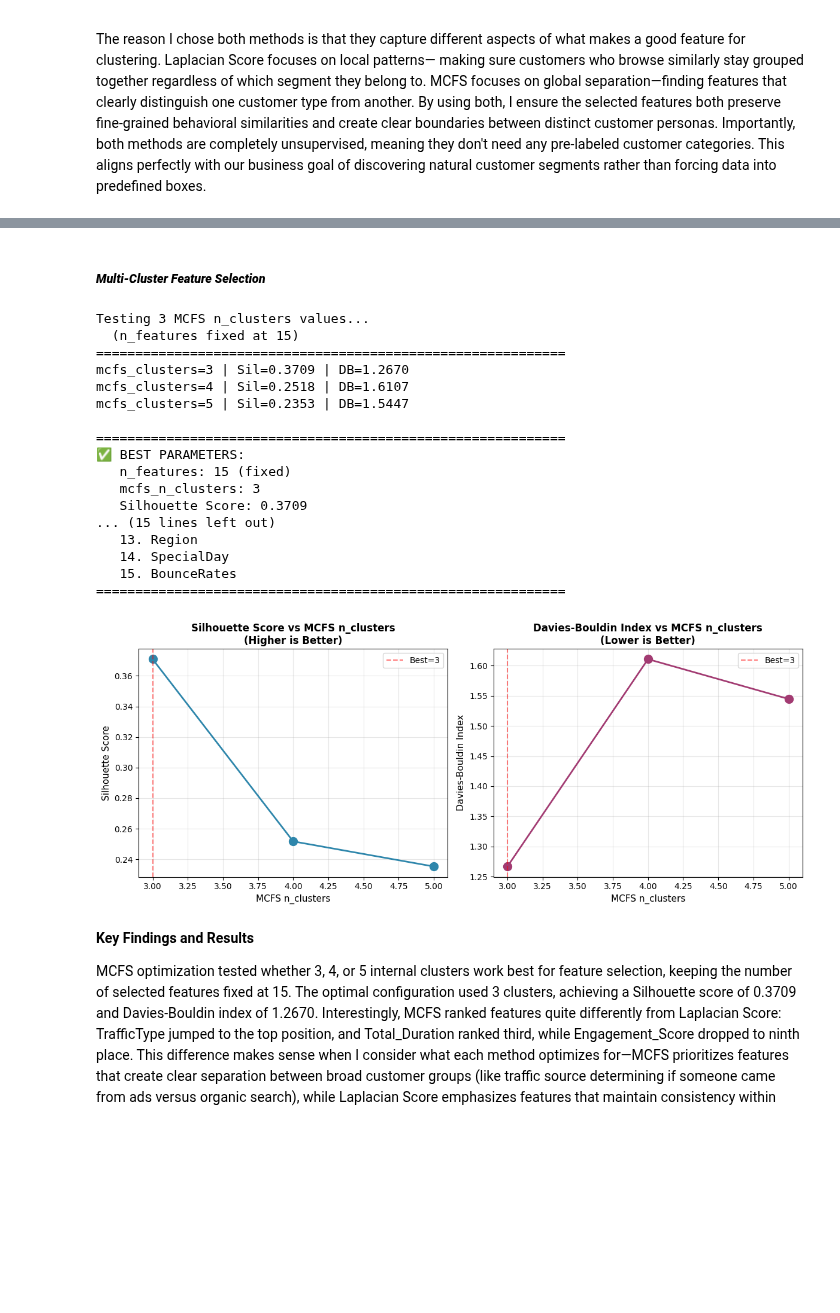
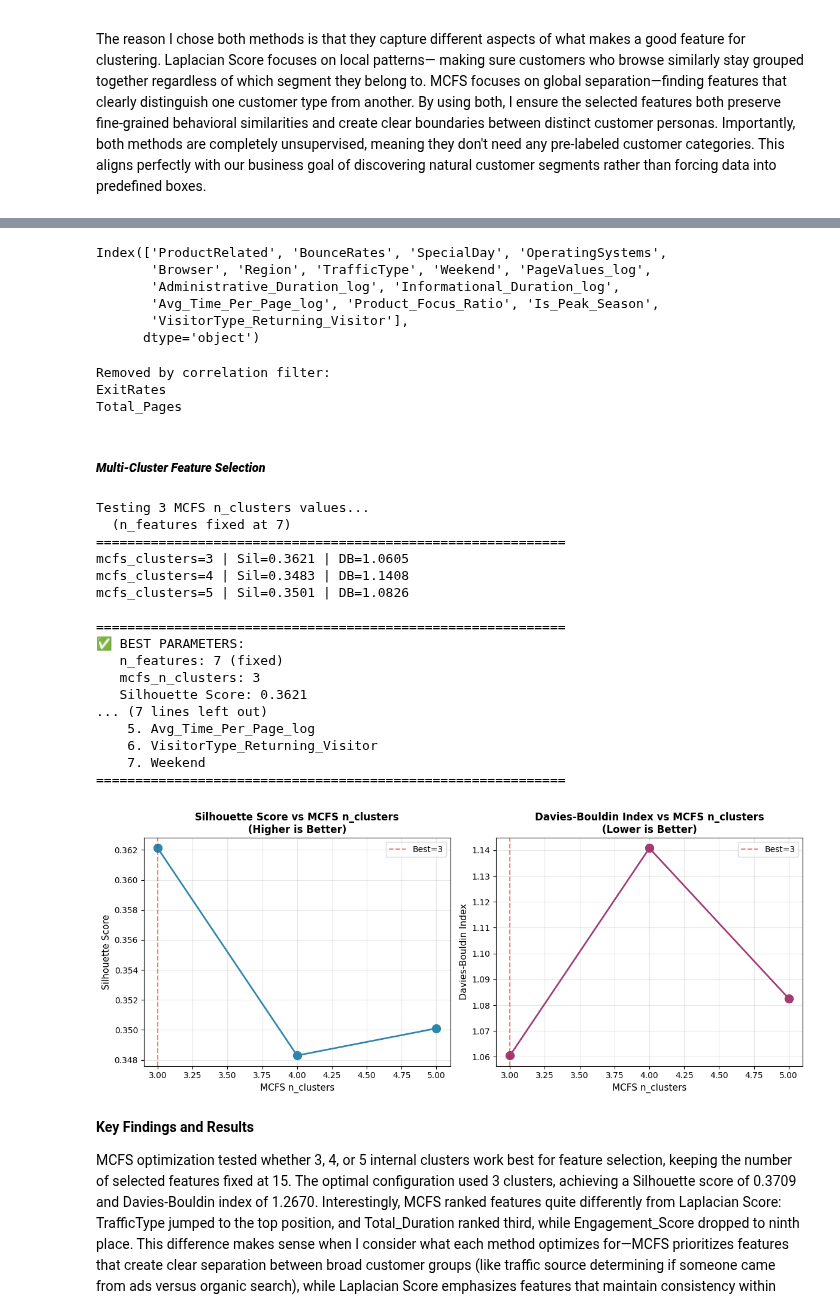
Before and after one commit to JackyDo2005/A3_PDS_RMIT, a Jupyter notebook: Assignment3.ipynb, the cells around one changed output, grey strips where cells are left out. Drawn from its saved outputs; the diff is of its cells as text; code cells hidden in the pictures; blank space fills up the shorter version.

```diff
--- a/Assignment3.ipynb
+++ b/Assignment3.ipynb
@@ -2094,0 +2136,25 @@ local behavioral patterns.
+# %%
+def apply_correlation_filter(df, threshold=0.9):
+    """
+    Remove highly correlated features using Pearson correlation.
+    """
+    corr_matrix = df.corr().abs()
+
+    upper_triangle = corr_matrix.where(
+        np.triu(np.ones(corr_matrix.shape), k=1).astype(bool)
+    )
+
+    to_drop = [
+        column for column in upper_triangle.columns
+        if any(upper_triangle[column] >= threshold)
+    ]
+
+    df_corr = df.drop(columns=to_drop)
+
+    return df_corr, to_drop
+# %%
+df_var, removed_by_variance = apply_variance_threshold(df_cluster, threshold=0.01)
+
+print("Removed by variance threshold:")
+for f in removed_by_variance:
+    print(f)
@@ -2094,0 +2164,6 @@ local behavioral patterns.
+# %%
+df_corr, removed_by_corr = apply_correlation_filter(df_var, threshold=0.7)
+
+print("\nRemoved by correlation filter:")
+for f in removed_by_corr:
+    print(f)
@@ -2095,5 +2175,23 @@ local behavioral patterns.
+# %%
+df_corr.columns
+# %% [output]
+Index(['ProductRelated', 'BounceRates', 'SpecialDay', 'OperatingSystems',
+       'Browser', 'Region', 'TrafficType', 'Weekend', 'PageValues_log',
+       'Administrative_Duration_log', 'Informational_Duration_log',
+       'Avg_Time_Per_Page_log', 'Product_Focus_Ratio', 'Is_Peak_Season',
+       'VisitorType_Returning_Visitor'],
+      dtype='object')
+# %%
+df_pre_corr, removed_by_corr = apply_correlation_filter(df_cluster, threshold=0.8)
+print("\nRemoved by correlation filter:")
+for f in removed_by_corr:
+    print(f)
+# %% [output]
+Removed by correlation filter:
+ExitRates
+Total_Pages
 # %% [markdown]
-##### ***Multi-Cluster Feature Selection***
+##### **_Multi-Cluster Feature Selection_**
 # %%
 # mcfs_skfeature.py
 
@@ -2242,32 +2340,32 @@ def plot_mcfs_results(results_df, best_mcfs_clusters):
 # %%
 # Apply MCFS (uses skfeature library with explicit W construction)
 df_mcfs, features_mcfs, best_clusters, results = apply_mcfs(
-    df_clustered,
-    n_features=15,
+    df_pre_corr,
+    n_features=7,
     mcfs_n_clusters_list=[3, 4, 5]
 )
 
 # Plot results
 plot_mcfs_results(results, best_clusters)
 # %% [output]
 Testing 3 MCFS n_clusters values...
-  (n_features fixed at 15)
+  (n_features fixed at 7)
 ============================================================
-mcfs_clusters=3 | Sil=0.3709 | DB=1.2670
-mcfs_clusters=4 | Sil=0.2518 | DB=1.6107
-mcfs_clusters=5 | Sil=0.2353 | DB=1.5447
+mcfs_clusters=3 | Sil=0.3621 | DB=1.0605
+mcfs_clusters=4 | Sil=0.3483 | DB=1.1408
+mcfs_clusters=5 | Sil=0.3501 | DB=1.0826
 
 ============================================================
 ✅ BEST PARAMETERS:
-   n_features: 15 (fixed)
+   n_features: 7 (fixed)
    mcfs_n_clusters: 3
-   Silhouette Score: 0.3709
-... (15 lines left out)
-   13. Region
-   14. SpecialDay
-   15. BounceRates
+   Silhouette Score: 0.3621
+... (7 lines left out)
+    5. Avg_Time_Per_Page_log
+    6. VisitorType_Returning_Visitor
+    7. Weekend
 ============================================================
-[figure, old version]
+[figure, new version]
 # %% [markdown]
 **Key Findings and Results**
 
```
Also changed, not shown: parts of 52 cells of this notebook, 2 other files.
